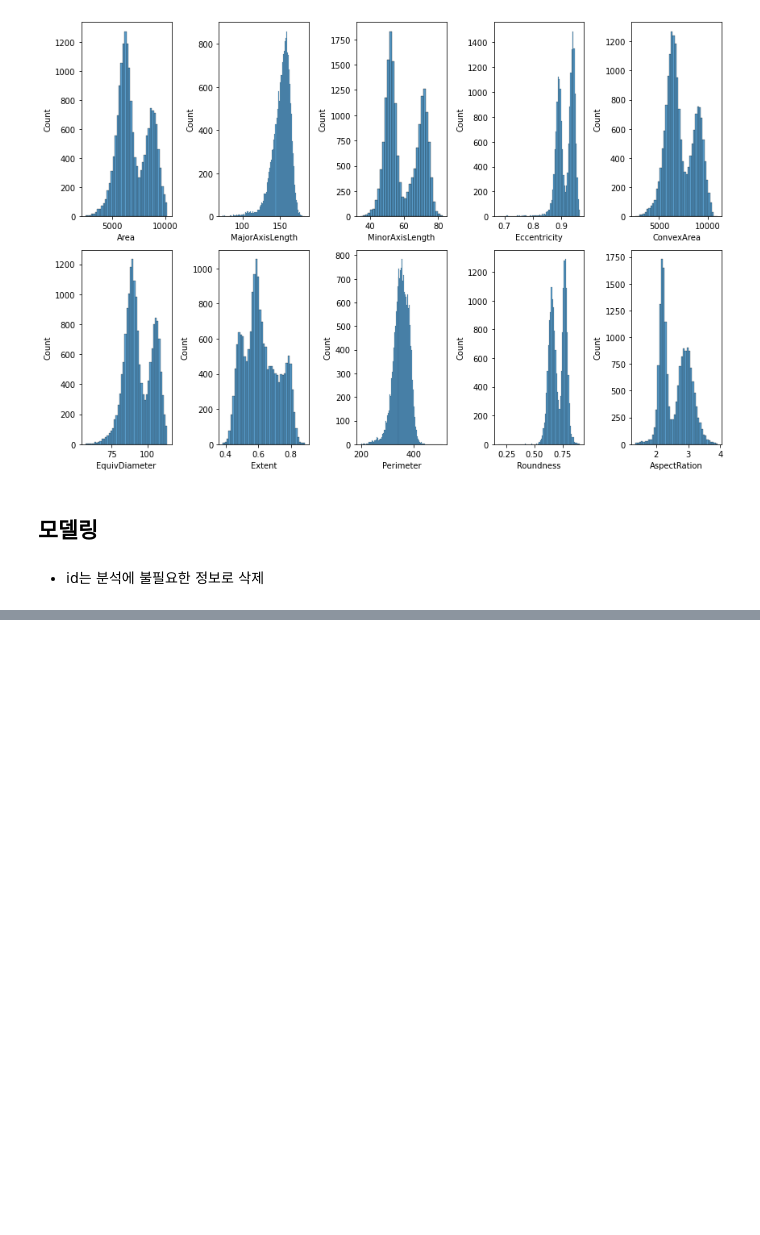
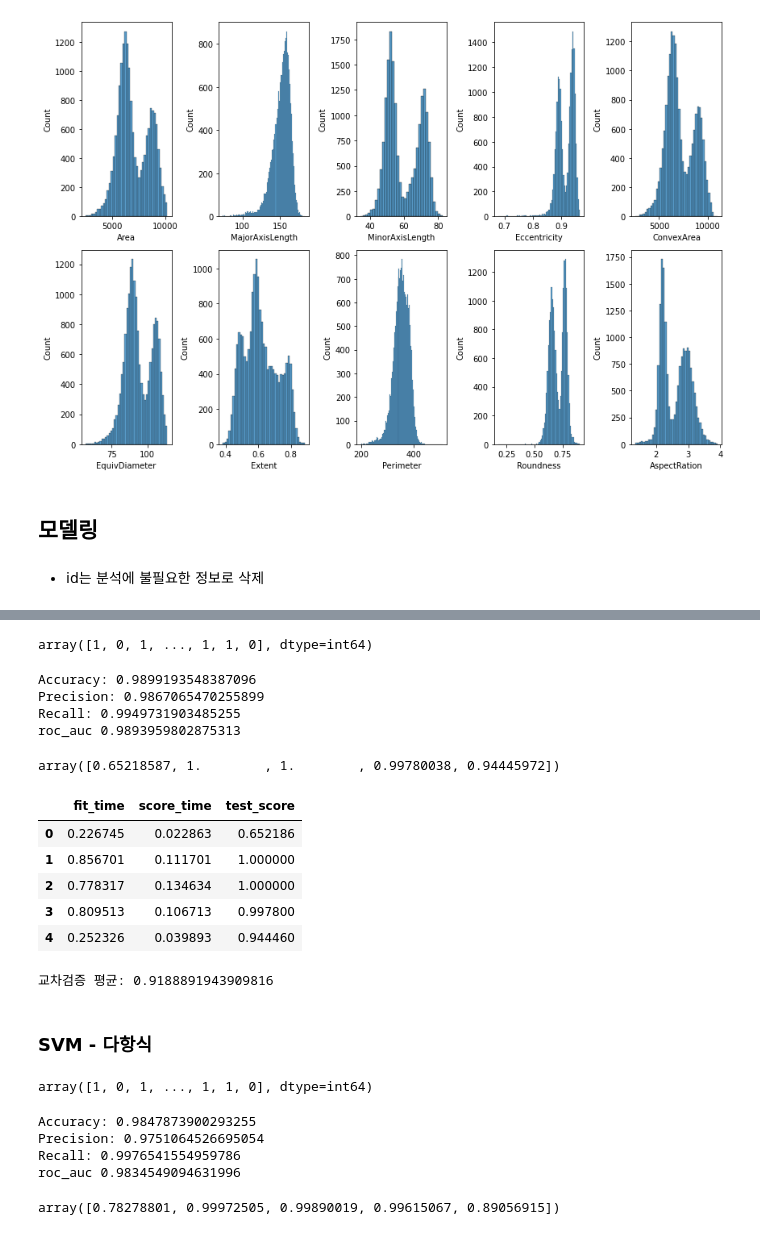
Before and after one commit to SungaHwang/ML_practice, a Jupyter notebook: SVM_RiceTypeClassification.ipynb, the cells around one changed output, grey strips where cells are left out. Saved outputs shown, nothing was run; the diff lists cells and outputs as text; code cells hidden in the pictures; blank space fills up the shorter version.

```diff
--- a/SVM_RiceTypeClassification.ipynb
+++ b/SVM_RiceTypeClassification.ipynb
@@ -145,0 +150,5 @@ data = rice.drop(['Class','id'],axis = 1, inplace=False)
+# %%
+from sklearn.preprocessing import StandardScaler
+standardScaler = StandardScaler()
+print(standardScaler.fit(data))
+data_scaled = standardScaler.transform(data)
@@ -146,3 +157,3 @@ data = rice.drop(['Class','id'],axis = 1, inplace=False)
 # %%
 # 데이터 세트 분리
-X_train, X_test, y_train, y_test = train_test_split(data, target, test_size= 0.3, random_state=156)
+X_train, X_test, y_train, y_test = train_test_split(data_scaled, target, test_size= 0.3, random_state=156)
@@ -155,0 +162,44 @@ StandardScaler()
+# %%
+import sklearn.svm as svm
+import sklearn.metrics as mt
+
+svm_linear= svm.SVC(kernel='linear')
+# %%
+svm_linear.fit(X_train, y_train)
+svm_ln_pred = svm_linear.predict(X_test)
+# %%
+svm_ln_pred
+# %% [output]
+array([1, 0, 1, ..., 1, 1, 0], dtype=int64)
+# %%
+print("Accuracy:",mt.accuracy_score(y_test, svm_ln_pred))
+print("Precision:",mt.precision_score(y_test, svm_ln_pred))
+print("Recall:",mt.recall_score(y_test, svm_ln_pred))
+print("roc_auc",mt.roc_auc_score(y_test, svm_ln_pred))
+# %% [output]
+Accuracy: 0.9899193548387096
+Precision: 0.9867065470255899
+Recall: 0.9949731903485255
+roc_auc 0.9893959802875313
+# %%
+from sklearn.model_selection import cross_val_score, cross_validate
+
+scores = cross_val_score(svm_linear, data_scaled, target, cv=5)
+scores
+# %% [output]
+array([0.65218587, 1.        , 1.        , 0.99780038, 0.94445972])
+# %%
+pd.DataFrame(cross_validate(svm_linear,data_scaled,target, cv=5))
+# %% [output]
+|  | fit_time | score_time | test_score |
+| 0 | 0.226745 | 0.022863 | 0.652186 |
+| 1 | 0.856701 | 0.111701 | 1.000000 |
+| 2 | 0.778317 | 0.134634 | 1.000000 |
+| 3 | 0.809513 | 0.106713 | 0.997800 |
+| 4 | 0.252326 | 0.039893 | 0.944460 |
+# %%
+print('교차검증 평균:', scores.mean())
+# %% [output]
+교차검증 평균: 0.9188891943909816
+# %% [markdown]
+### SVM - 다항식
@@ -155,0 +211,21 @@ StandardScaler()
+# %%
+svm_poly_pred
+# %% [output]
+array([1, 0, 1, ..., 1, 1, 0], dtype=int64)
+# %%
+print("Accuracy:",mt.accuracy_score(y_test, svm_poly_pred))
+print("Precision:",mt.precision_score(y_test, svm_poly_pred))
+print("Recall:",mt.recall_score(y_test, svm_poly_pred))
+print("roc_auc",mt.roc_auc_score(y_test, svm_poly_pred))
+# %% [output]
+Accuracy: 0.9847873900293255
+Precision: 0.9751064526695054
+Recall: 0.9976541554959786
+roc_auc 0.9834549094631996
+# %%
+from sklearn.model_selection import cross_val_score, cross_validate
+
+scores = cross_val_score(svm_poly, data_scaled, target, cv=5)
+scores
+# %% [output]
+array([0.78278801, 0.99972505, 0.99890019, 0.99615067, 0.89056915])
```
Also changed, not shown: parts of 16 cells of this notebook.
